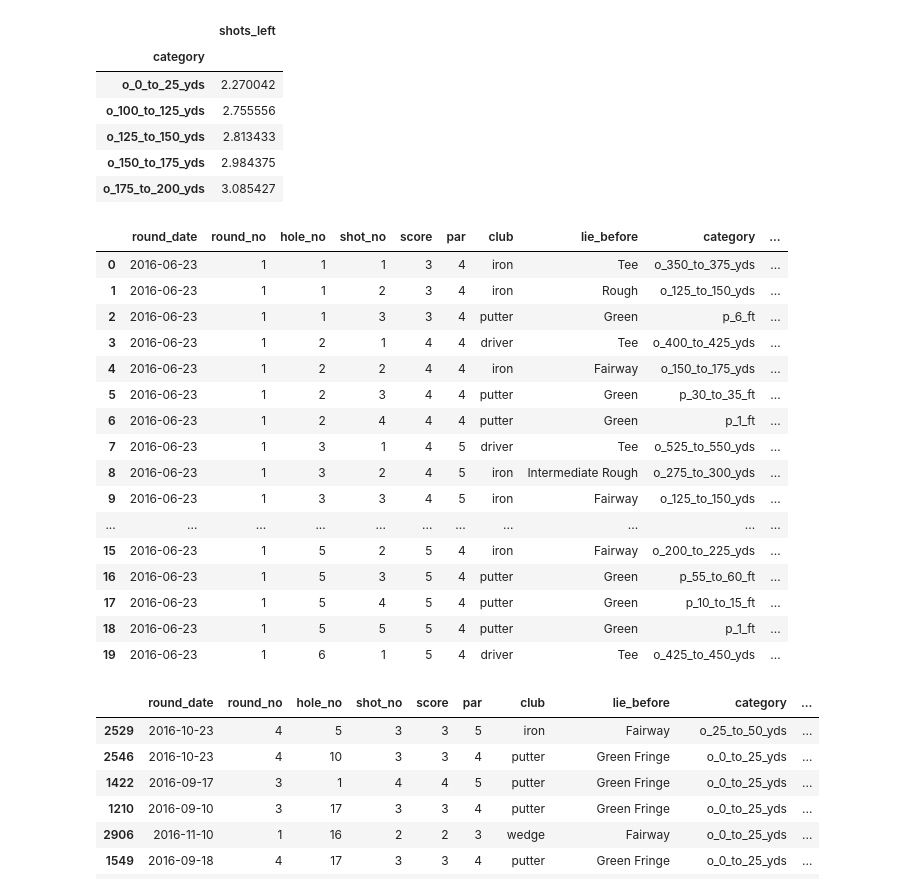
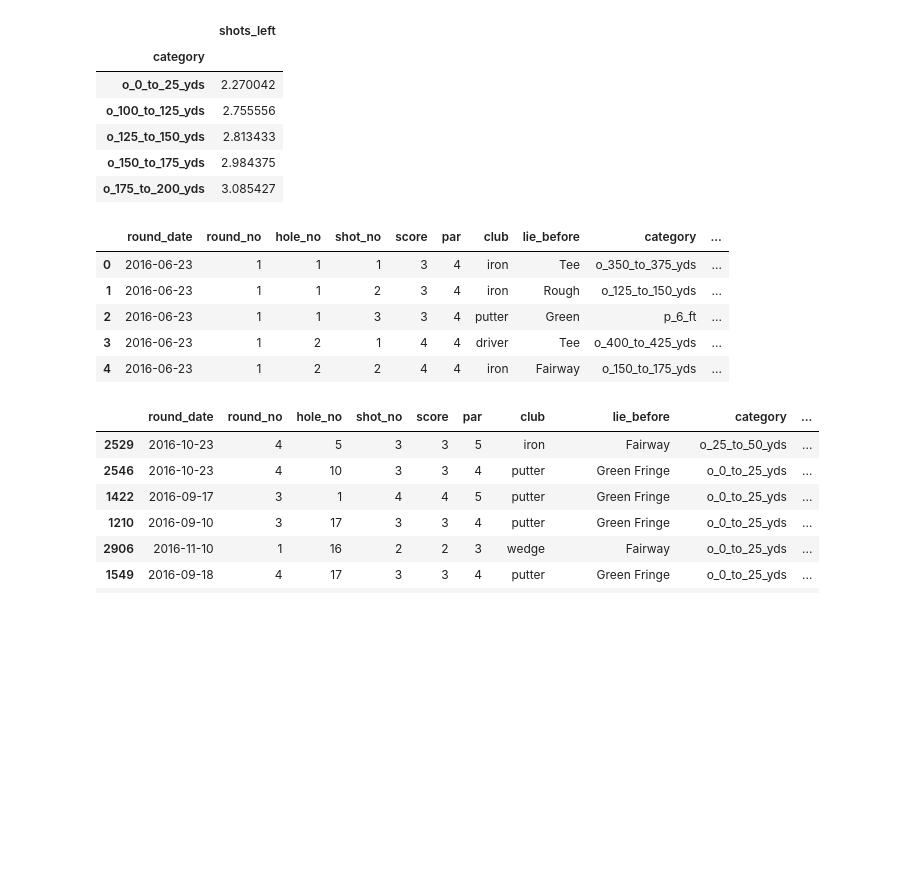
Before and after one commit to brendansudol/golf-moneyball, a Jupyter notebook: notebooks/horsey.ipynb, the cells around one changed output. Cells and saved outputs as stored; diff of their text form; code cells hidden in the pictures; blank space fills up the shorter version.

```diff
--- a/notebooks/horsey.ipynb
+++ b/notebooks/horsey.ipynb
@@ -552,29 +606,18 @@ sg2['strokes_gained'] = sg2['baseline'] - sg2['baseline_next'] - sg2['shots']
 # %%
 # check how things look
 
 cols = [
     'round_date', 'round_no', 'hole_no', 'shot_no', 'score', 'par', 'club', 'lie_before',
-    'category', 'category_next', 'baseline', 'baseline_next', 'strokes_gained',
+    'category', 'category_next', 'baseline', 'baseline_next', 'strokes_gained', 'pre_ft',
 ]
 
 sg2 = sg2[cols]
-sg2.head(20)
+sg2.head()
 # %% [output]
 |  | round_date | round_no | hole_no | shot_no | score | par | club | lie_before | category | ... |
 | 0 | 2016-06-23 | 1 | 1 | 1 | 3 | 4 | iron | Tee | o_350_to_375_yds | ... |
 | 1 | 2016-06-23 | 1 | 1 | 2 | 3 | 4 | iron | Rough | o_125_to_150_yds | ... |
 | 2 | 2016-06-23 | 1 | 1 | 3 | 3 | 4 | putter | Green | p_6_ft | ... |
 | 3 | 2016-06-23 | 1 | 2 | 1 | 4 | 4 | driver | Tee | o_400_to_425_yds | ... |
 | 4 | 2016-06-23 | 1 | 2 | 2 | 4 | 4 | iron | Fairway | o_150_to_175_yds | ... |
-| 5 | 2016-06-23 | 1 | 2 | 3 | 4 | 4 | putter | Green | p_30_to_35_ft | ... |
-| 6 | 2016-06-23 | 1 | 2 | 4 | 4 | 4 | putter | Green | p_1_ft | ... |
-| 7 | 2016-06-23 | 1 | 3 | 1 | 4 | 5 | driver | Tee | o_525_to_550_yds | ... |
-| 8 | 2016-06-23 | 1 | 3 | 2 | 4 | 5 | iron | Intermediate Rough | o_275_to_300_yds | ... |
-| 9 | 2016-06-23 | 1 | 3 | 3 | 4 | 5 | iron | Fairway | o_125_to_150_yds | ... |
-| ... | ... | ... | ... | ... | ... | ... | ... | ... | ... | ... |
-| 15 | 2016-06-23 | 1 | 5 | 2 | 5 | 4 | iron | Fairway | o_200_to_225_yds | ... |
-| 16 | 2016-06-23 | 1 | 5 | 3 | 5 | 4 | putter | Green | p_55_to_60_ft | ... |
-| 17 | 2016-06-23 | 1 | 5 | 4 | 5 | 4 | putter | Green | p_10_to_15_ft | ... |
-| 18 | 2016-06-23 | 1 | 5 | 5 | 5 | 4 | putter | Green | p_1_ft | ... |
-| 19 | 2016-06-23 | 1 | 6 | 1 | 5 | 4 | driver | Tee | o_425_to_450_yds | ... |
 # %%
```
Also changed, not shown: parts of 29 cells of this notebook, 4 other files.
